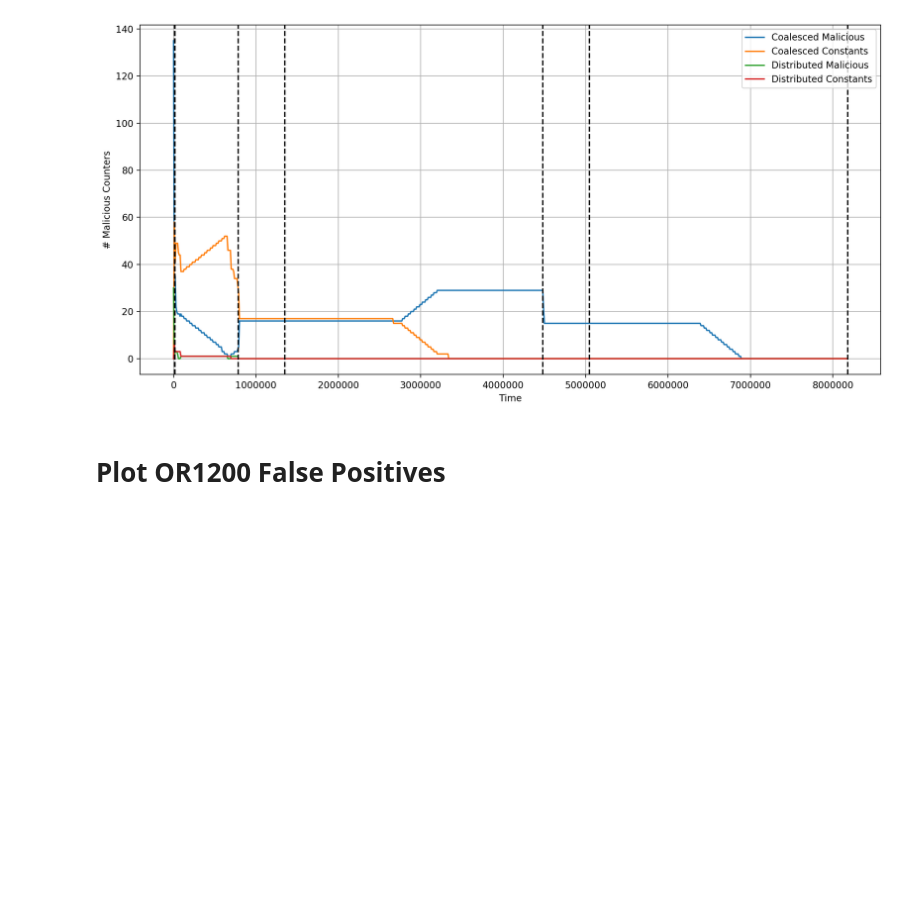
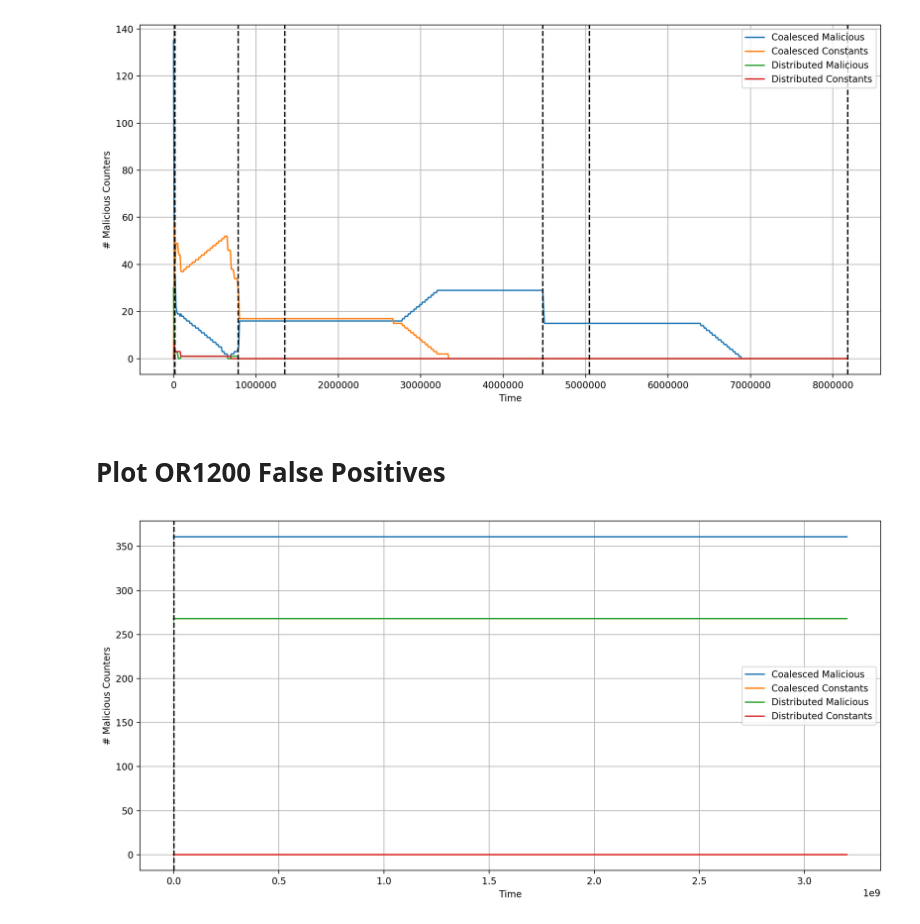
Before and after one commit to timothytrippel/bomberman, a Jupyter notebook: circuits/plots/exp_001_false_positives.ipynb, the cells around one changed output. Drawn from its saved outputs; the diff is of its cells as text; code cells hidden in the pictures; blank space fills up the shorter version.

Commit message:
Parameterized OR1200 test bench to run multiple programs

```diff
--- a/circuits/plots/exp_001_false_positives.ipynb
+++ b/circuits/plots/exp_001_false_positives.ipynb
@@ -37,14 +25,18 @@ uart_counter_sizes = load_counter_sizes(uart_data_dir)
 # Plot Settings
 # %%
 # Plot Settings
-FIG_WIDTH            = 12
-FIG_HEIGHT           = 6
-HIST_SAVE_AS_PDF     = True
-AES_FP_SAVE_AS_PDF   = True
-UART_FP_SAVE_AS_PDF  = True
-HIST_PDF_FILENAME    = 'cntr_sizes_histogram.pdf'
-AES_FP_PDF_FILENAME  = 'aes-50tests-100res-100ps-2x.pdf'
-UART_FP_PDF_FILENAME = 'uart-1tests-10000res-100ps-2x.pdf'
+FIG_WIDTH             = 12
+FIG_HEIGHT            = 6
+HIST_SAVE_AS_PDF      = True
+AES_FP_SAVE_AS_PDF    = True
+UART_FP_SAVE_AS_PDF   = True
+OR1200_FP_SAVE_AS_PDF = True
+
+# Plot PDF Filenames
+HIST_PDF_FILENAME      = 'cntr_sizes_histogram.pdf'
+AES_FP_PDF_FILENAME    = 'aes-50tests-100res-100ps-2x.pdf'
+UART_FP_PDF_FILENAME   = 'uart-1tests-10000res-100ps-2x.pdf'
+OR1200_FP_PDF_FILENAME = 'or1200-1tests-1000000res-100ps-2x.pdf'
 # %% [markdown]
 # Plot Counter Size Histogram
 # %%
@@ -149,3 +153,27 @@ if UART_FP_SAVE_AS_PDF:
 [figure]
 # %% [markdown]
 # Plot OR1200 False Positives
+# %%
+# Load Data
+or1200_counter_df = load_data_df(or1200_data_dir)
+
+# Plot Data
+fig, ax = plt.subplots(1, 1, figsize=(FIG_WIDTH, FIG_HEIGHT), dpi=200)
+sns.lineplot(x="Time", y="Coalesced Malicious", data=or1200_counter_df, ax=ax)
+sns.lineplot(x="Time", y="Coalesced Constants", data=or1200_counter_df, ax=ax)
+sns.lineplot(x="Time", y="Distributed Malicious", data=or1200_counter_df, ax=ax)
+sns.lineplot(x="Time", y="Distributed Constants", data=or1200_counter_df, ax=ax)
+ax.set_ylabel('# Malicious Counters')
+ax.set_xlabel('Time')
+ax.grid()
+plt.legend(labels=["Coalesced Malicious", "Coalesced Constants", "Distributed Malicious", "Distributed Constants"])
+plt.tight_layout(h_pad=1)
+
+# Scale the plot
+# ax.set_xlim(0, 100000)
+plt.axvline(x=1600930, color='k', linestyle='--') # END helloworld
+
+if OR1200_FP_SAVE_AS_PDF:
+    plt.savefig(OR1200_FP_PDF_FILENAME, format='pdf')
+# %% [output]
+[figure, added]
```
Also changed, not shown: parts of 6 cells of this notebook, 25 other files.
